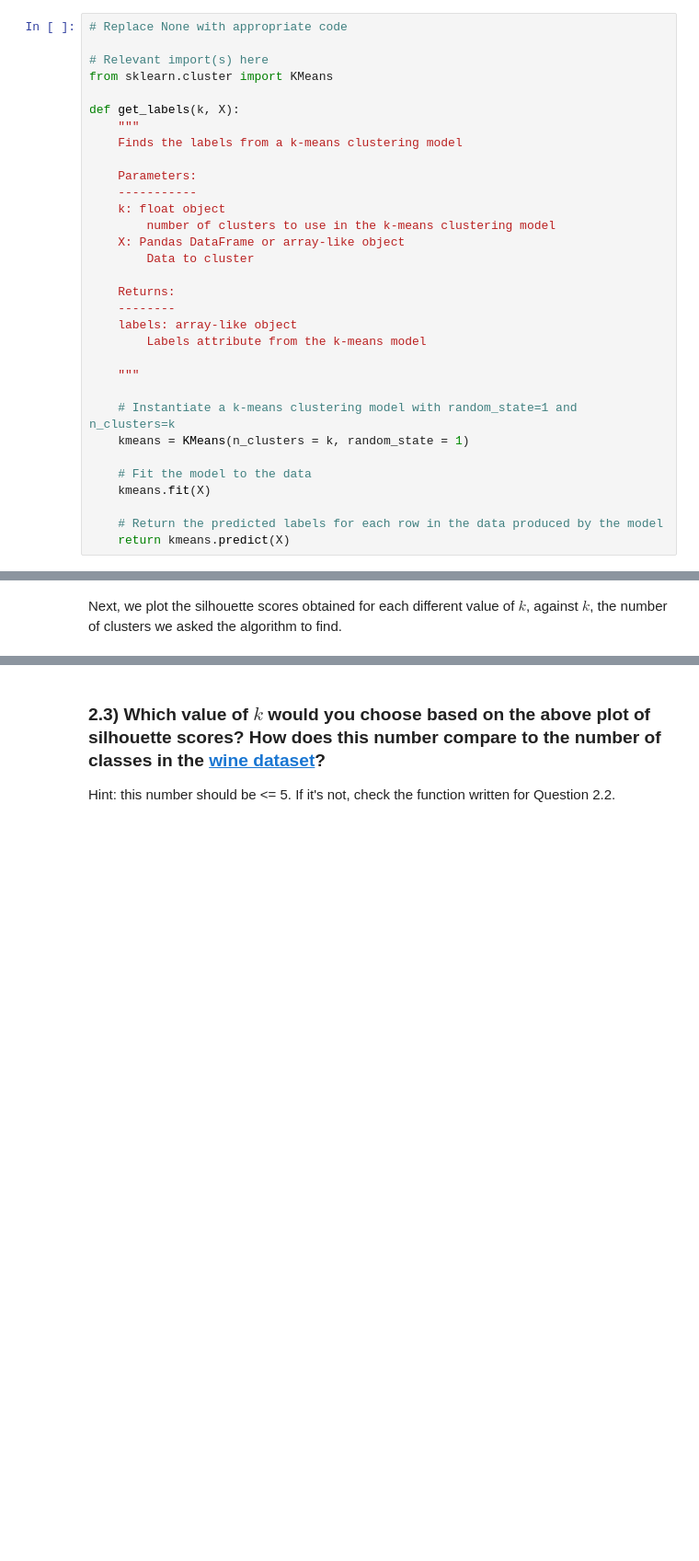
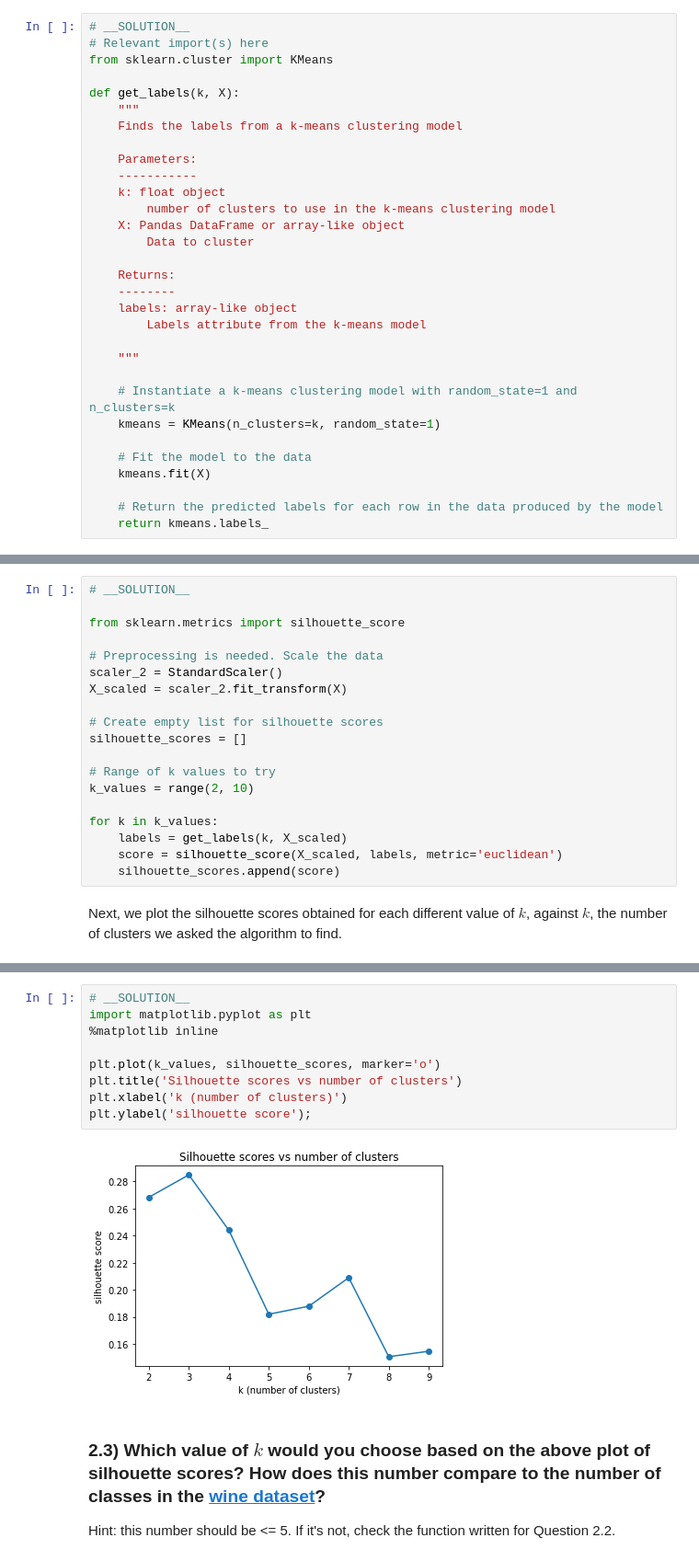
Before and after one commit to learn-co-students/module-4-code-challenge-round-1-nyc-ds-033020-mod-4-code-challenge-1591883766, a Jupyter notebook: index.ipynb, the cells around one changed output, grey strips where cells are left out. Shown at 92% size. Saved outputs shown, nothing was run; the diff lists cells and outputs as text; blank space fills up the shorter version.

```diff
--- a/index.ipynb
+++ b/index.ipynb
@@ -152,6 +213,5 @@ _Hint: Within the function, you'll need to:_
 # %%
-# Replace None with appropriate code
-
+# __SOLUTION__
 # Relevant import(s) here
 from sklearn.cluster import KMeans
 
@@ -174,13 +234,13 @@ def get_labels(k, X):
     """
 
     # Instantiate a k-means clustering model with random_state=1 and n_clusters=k
-    kmeans = KMeans(n_clusters = k, random_state = 1)
+    kmeans = KMeans(n_clusters=k, random_state=1)
 
     # Fit the model to the data
     kmeans.fit(X)
 
     # Return the predicted labels for each row in the data produced by the model
-    return kmeans.predict(X)
+    return kmeans.labels_
 # %% [markdown]
 In the cell below we fit the k-means algorithm to the wine data for $k$ values in the range 2 to 9 using the function you've written above. Then we obtain the silhouette scores for each trained k-means clustering model, and place the values in a list called `silhouette_scores`.
 # %%
@@ -202,6 +262,25 @@ for k in k_values:
     labels = get_labels(k, X_scaled)
     score = silhouette_score(X_scaled, labels, metric='euclidean')
     silhouette_scores.append(score)
+# %%
+# __SOLUTION__
+
+from sklearn.metrics import silhouette_score
+
+# Preprocessing is needed. Scale the data
+scaler_2 = StandardScaler()
+X_scaled = scaler_2.fit_transform(X)
+
+# Create empty list for silhouette scores
+silhouette_scores = []
+
+# Range of k values to try
+k_values = range(2, 10)
+
+for k in k_values:
+    labels = get_labels(k, X_scaled)
+    score = silhouette_score(X_scaled, labels, metric='euclidean')
+    silhouette_scores.append(score)
 # %% [markdown]
 Next, we plot the silhouette scores obtained for each different value of $k$, against $k$, the number of clusters we asked the algorithm to find.
 # %%
@@ -219,3 +296,14 @@ plt.ylabel('silhouette score');
+# %%
+# __SOLUTION__
+import matplotlib.pyplot as plt
+%matplotlib inline
+
+plt.plot(k_values, silhouette_scores, marker='o')
+plt.title('Silhouette scores vs number of clusters')
+plt.xlabel('k (number of clusters)')
+plt.ylabel('silhouette score');
+# %% [output]
+[figure, added]
 # %% [markdown]
 ### 2.3) Which value of $k$ would you choose based on the above plot of silhouette scores? How does this number compare to the number of classes in the [wine dataset](https://scikit-learn.org/stable/modules/generated/sklearn.datasets.load_wine.html)?
 
```
Also changed, not shown: parts of 56 cells of this notebook.
